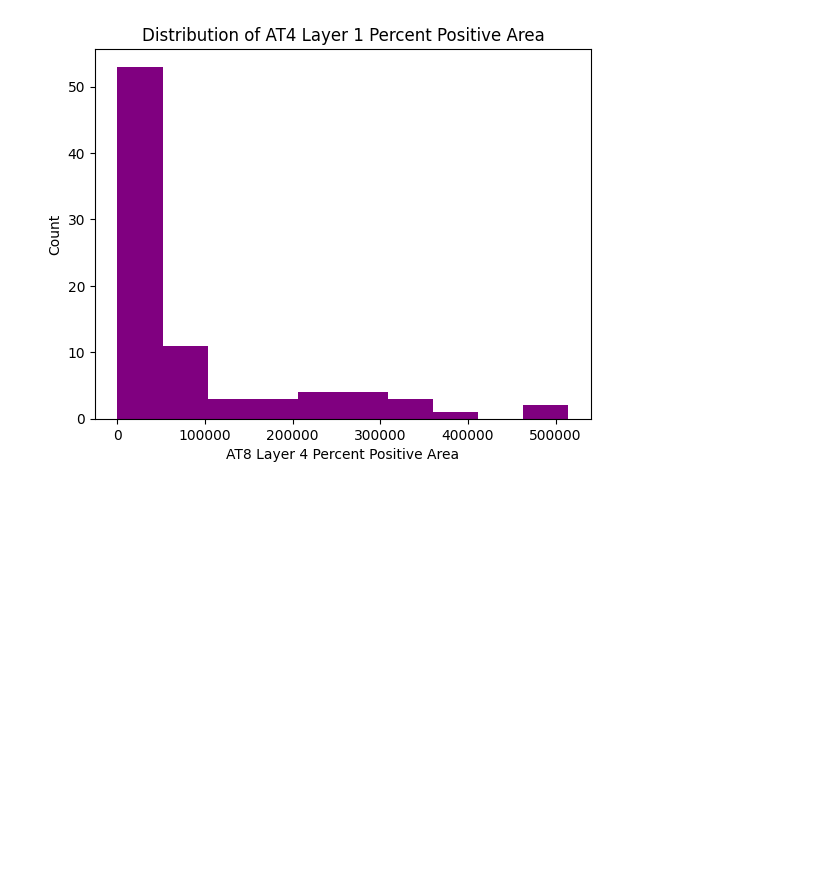
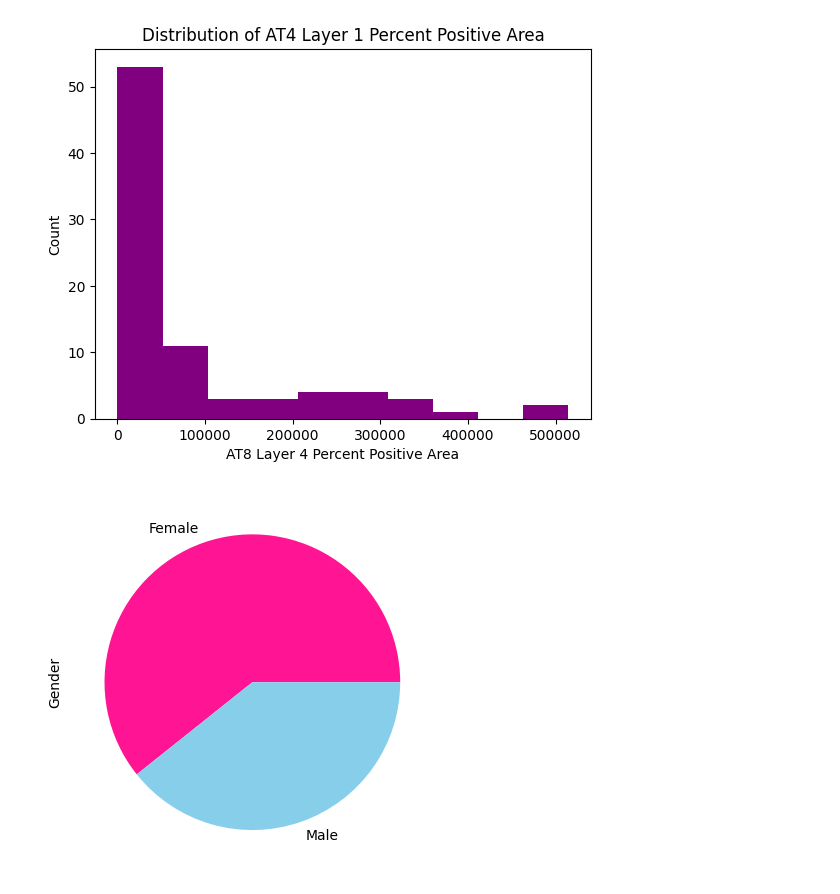
Before and after one commit to meghaninglis/Neural-Data, a Jupyter notebook: final_project_2023.ipynb, the cells around one changed output. Cells and saved outputs as stored; diff of their text form; code cells hidden in the pictures; blank space fills up the shorter version.

```diff
--- a/final_project_2023.ipynb
+++ b/final_project_2023.ipynb
@@ -56,3 +58,15 @@ plt.title('Distribution of AT4 Layer 1 Percent Positive Area')
 # %% [output]
 Text(0.5, 1.0, 'Distribution of AT4 Layer 1 Percent Positive Area')
 [figure]
+# %%
+#Create pie plot of men v women
+colors = ['deeppink', 'skyblue']
+alz_ID['Sex'].value_counts().plot(kind='pie', colors=colors)
+
+# Add y label
+plt.ylabel('Gender')
+
+# Show the plot!
+plt.show()
+# %% [output]
+[figure, added]
```
Also changed, not shown: parts of 4 cells of this notebook.
